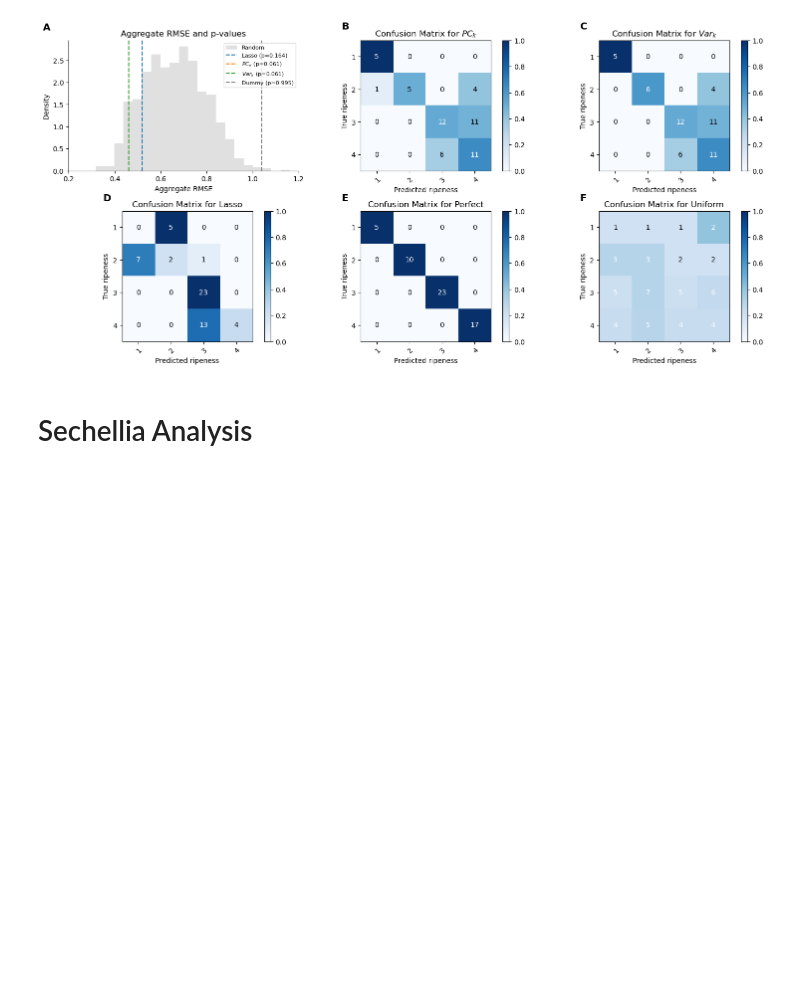
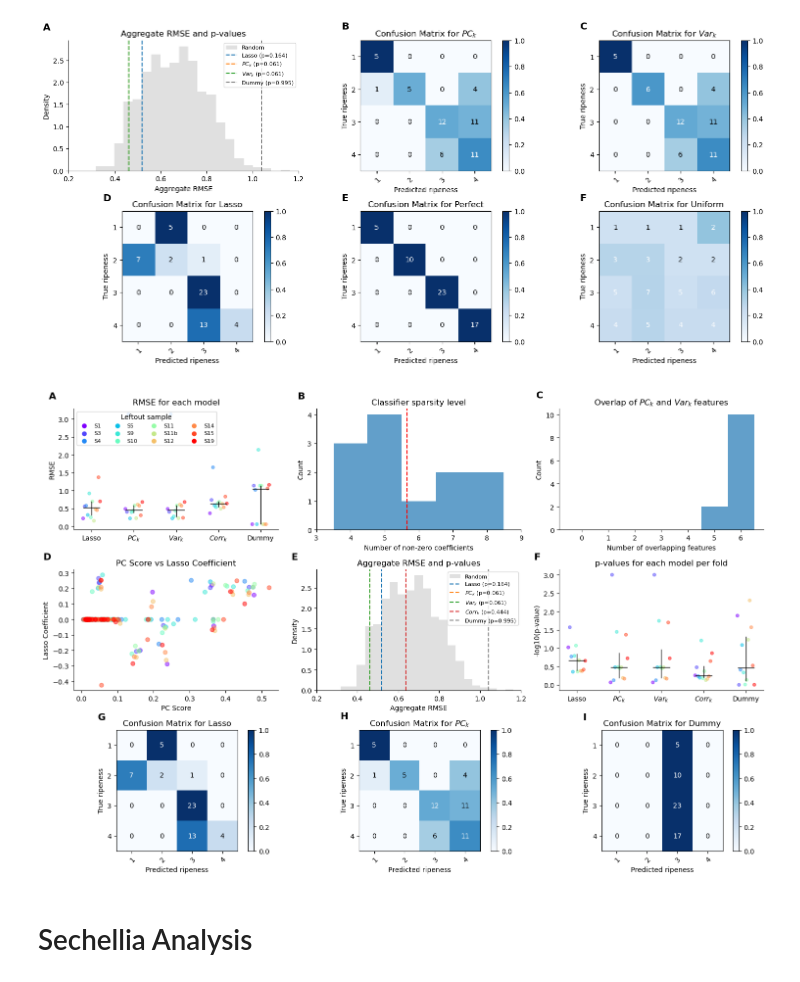
Before and after one commit to stootoon/lucia-natural-odour-stats, a Jupyter notebook: sechellia-demo.ipynb, the cells around one changed output. Cells and saved outputs as stored; diff of their text form; code cells hidden in the pictures; blank space fills up the shorter version.

Commit message:
Add the figures with the original set of panels.

```diff
--- a/sechellia-demo.ipynb
+++ b/sechellia-demo.ipynb
@@ -52,6 +52,11 @@ pr.plot_figure(panels=[
 plt.savefig("sechellia.pdf", bbox_inches=None)
 # %% [output]
 [figure]
+# %%
+pr.plot_figure()
+savefig("sechellia_all.pdf", bbox_inches=None)
+# %% [output]
+[figure, added]
 # %% [markdown]
 # Sechellia Analysis
 # %% [markdown]
```
Also changed, not shown: parts of 1 cell of this notebook, 5 other files.
